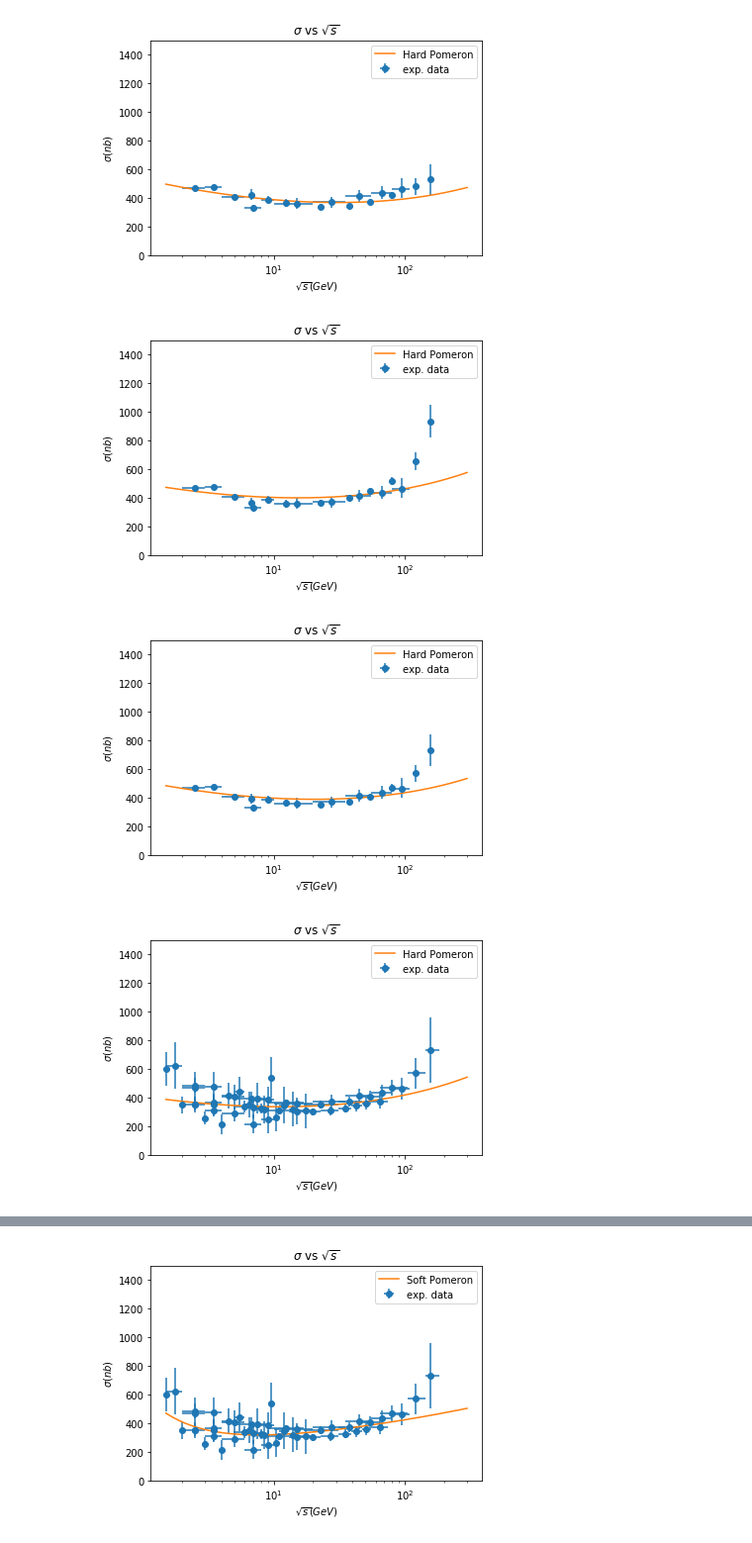
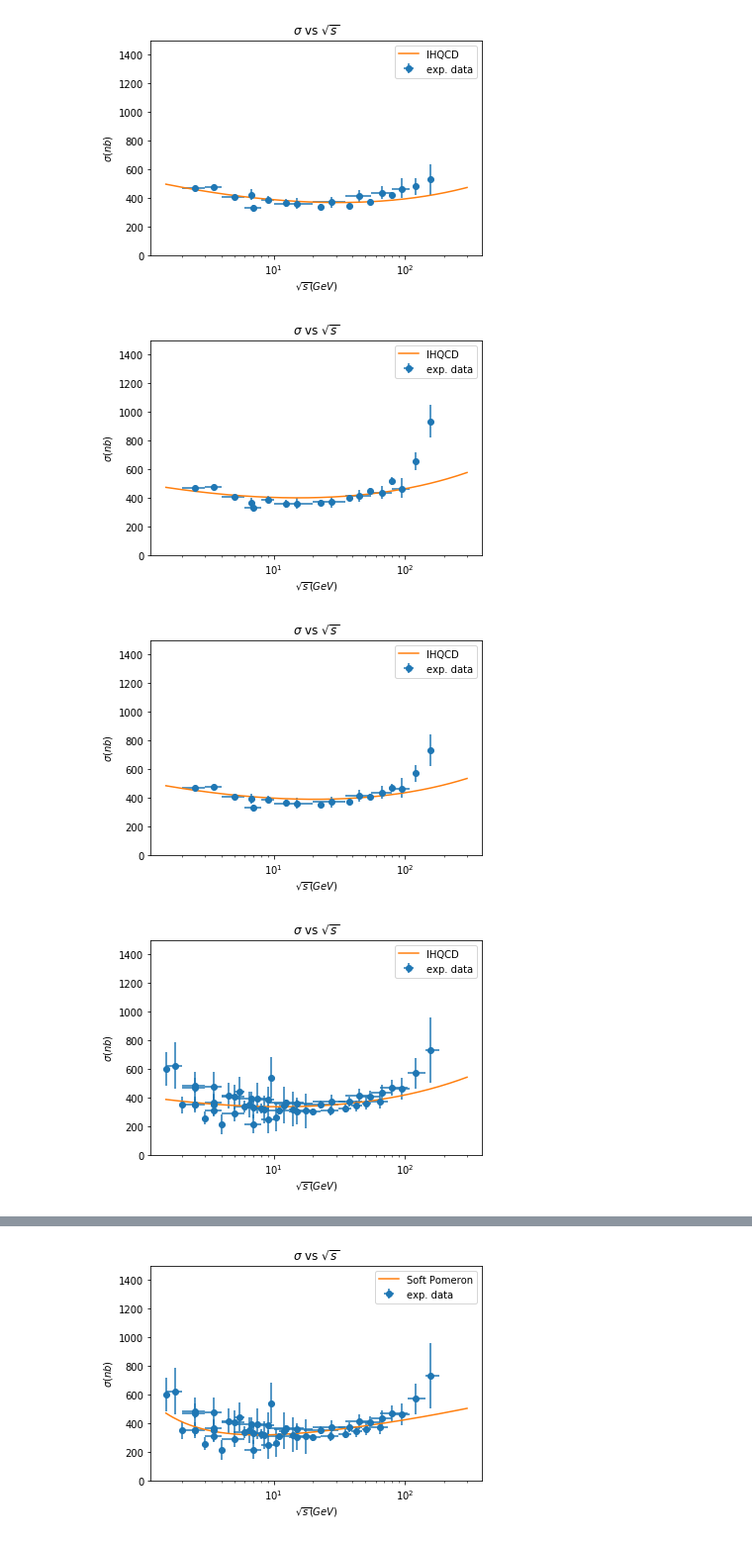
Before and after one commit to artur-amorim/gggpScatteringIHQCD, a Jupyter notebook: plots/SigmaGammaGamma/plotSigmaGammaGamma.ipynb, the cells around one changed output, grey strips where cells are left out. Shown at 99% size. Saved outputs shown, nothing was run; the diff lists cells and outputs as text; code cells hidden in the pictures.

Commit message:
Corrected the label of total cross section plots.

```diff
--- a/plots/SigmaGammaGamma/plotSigmaGammaGamma.ipynb
+++ b/plots/SigmaGammaGamma/plotSigmaGammaGamma.ipynb
@@ -50,23 +50,23 @@ def plotExpDataVsPred(exp_data, pred_data, label, output_file):
     plt.show()
 # %%
 # Plots joint fit with PHOJET unfolding
-plotExpDataVsPred(exp_data_PHOJET, sigmaGammaGamma_pred_PHOJET, "Hard Pomeron", "SigmaGammaGamma_vs_W_PHOJET.pdf")
+plotExpDataVsPred(exp_data_PHOJET, sigmaGammaGamma_pred_PHOJET, "IHQCD", "SigmaGammaGamma_vs_W_PHOJET.pdf")
 # %% [output]
-[figure, old version]
+[figure, new version]
 # %%
 # Plots joint fit with PHYTIA unfolding
-plotExpDataVsPred(exp_data_PHYTIA, sigmaGammaGamma_pred_PHYTIA, "Hard Pomeron", "SigmaGammaGamma_vs_W_PHYTIA.pdf")
+plotExpDataVsPred(exp_data_PHYTIA, sigmaGammaGamma_pred_PHYTIA, "IHQCD", "SigmaGammaGamma_vs_W_PHYTIA.pdf")
 # %% [output]
-[figure, old version]
+[figure, new version]
 # %%
 # Plots joint fit with average of PHYTIA and PHOJET unfolding
-plotExpDataVsPred(exp_data_Processed, sigmaGammaGamma_pred_Processed, "Hard Pomeron", "SigmaGammaGamma_vs_W_Processed.pdf")
+plotExpDataVsPred(exp_data_Processed, sigmaGammaGamma_pred_Processed, "IHQCD", "SigmaGammaGamma_vs_W_Processed.pdf")
 # %% [output]
-[figure, old version]
+[figure, new version]
 # %%
 # Plots joint fit with PDG data
-plotExpDataVsPred(exp_data_PDG, sigmaGammaGamma_pred_joint_fit_PDG, "Hard Pomeron", "SigmaGammaGamma_vs_W_joint_fit_PDG.pdf")
+plotExpDataVsPred(exp_data_PDG, sigmaGammaGamma_pred_joint_fit_PDG, "IHQCD", "SigmaGammaGamma_vs_W_joint_fit_PDG.pdf")
 # %% [output]
-[figure, old version]
+[figure, new version]
 # %%
 # Plots joint fit with PDG data with W > 4
```
Also changed, not shown: parts of 7 cells of this notebook, 1 other file.
